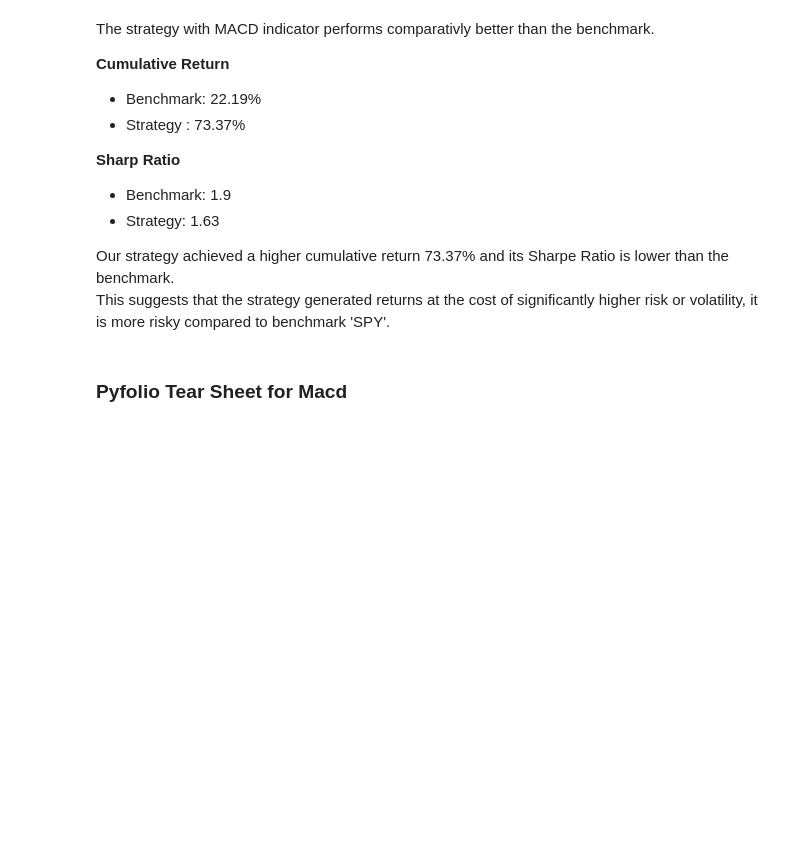
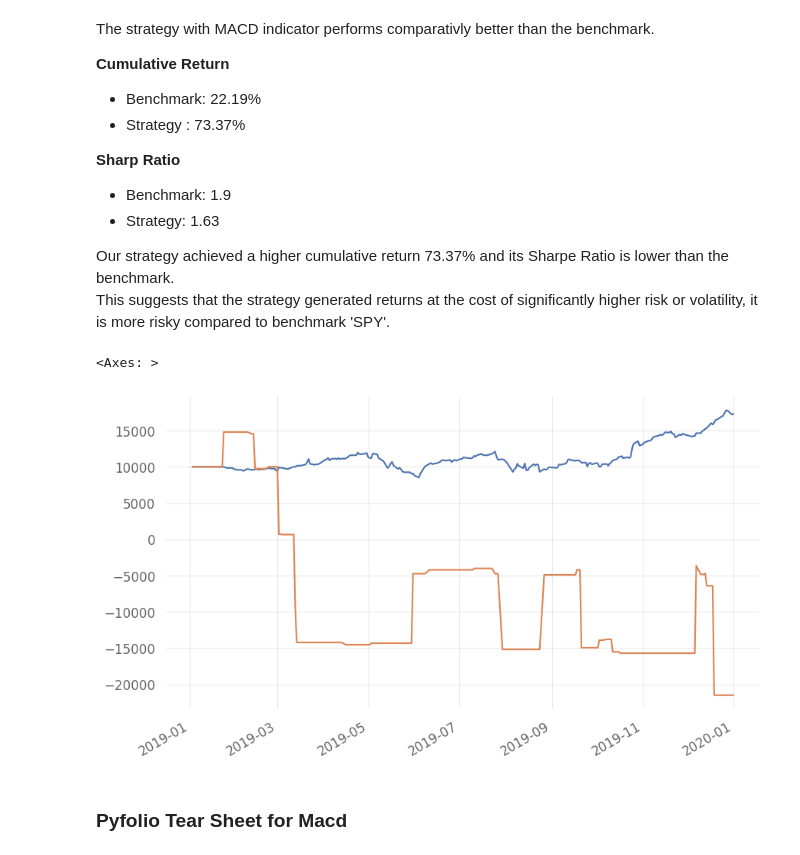
Before and after one commit to YeakubSadlil/Python-Local-Files, a Jupyter notebook: Zipline/trend_and_mean_TI.ipynb, the cells around one changed output. Cells and saved outputs as stored; diff of their text form; code cells hidden in the pictures; blank space fills up the shorter version.

Commit message:
add ending cash vs portfolio value

```diff
--- a/Zipline/trend_and_mean_TI.ipynb
+++ b/Zipline/trend_and_mean_TI.ipynb
@@ -409,6 +409,13 @@ The strategy with MACD indicator performs comparativly better than the benchmark
 * Strategy: 1.63<br>
 
 Our strategy achieved a higher cumulative return 73.37% and its Sharpe Ratio is lower than the benchmark.<br>This suggests that the strategy generated returns at the cost of significantly higher risk or volatility, it is more risky compared to benchmark 'SPY'.
+# %%
+#Ending cash Vs. Portfolio value
+result.portfolio_value.plot()
+result.ending_cash.plot()
+# %% [output]
+<Axes: >
+[figure, added]
 # %% [markdown]
 ### Pyfolio Tear Sheet for Macd
 # %%
```
Also changed, not shown: 1 other file.
